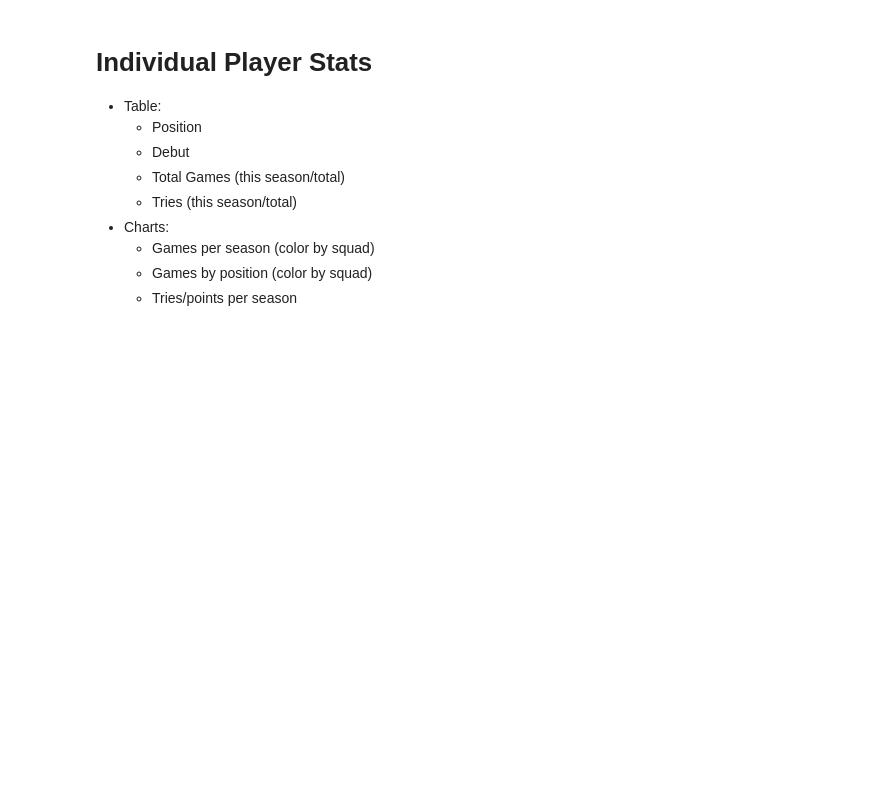
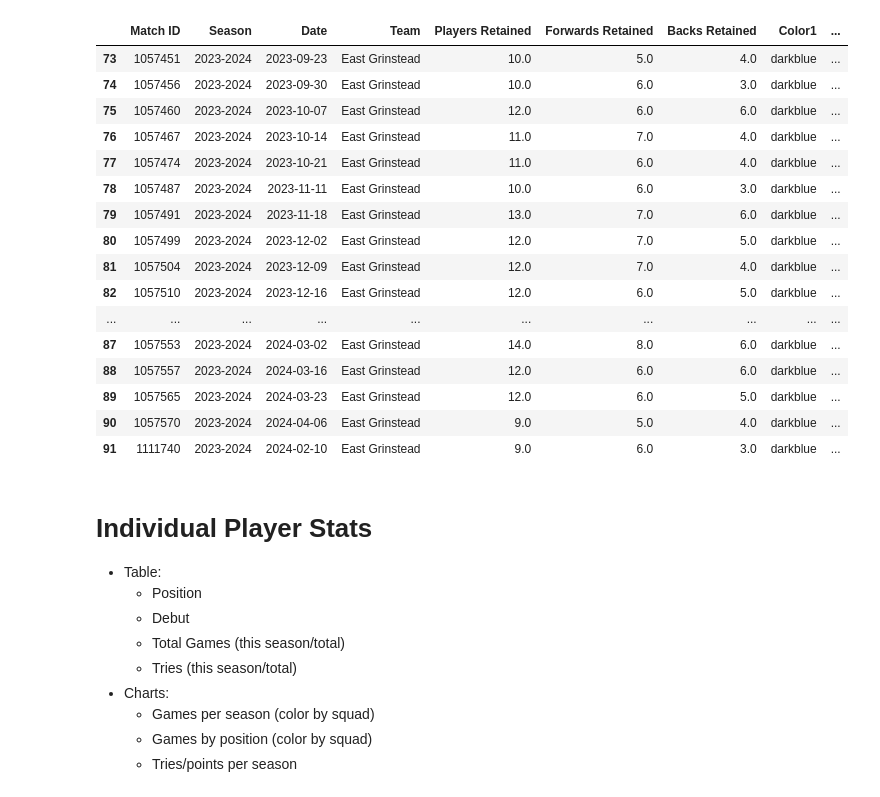
Before and after one commit to samnlindsay/egrfc-stats, a Jupyter notebook: python/Analysis.ipynb, the cells around one changed output. Cells and saved outputs as stored; diff of their text form; code cells hidden in the pictures; blank space fills up the shorter version.

Commit message:
prev seasons

```diff
--- a/python/Analysis.ipynb
+++ b/python/Analysis.ipynb
@@ -54,6 +54,78 @@ card_chart(file='../Charts/cards.html')
 # %% [output]
 Updated ../Charts/cards.html
 [interactive output not drawn]
+# %%
+import pandas as pd
+df = pd.read_csv('../season_squad_analysis.csv')
+
+
+df["Date"] = pd.to_datetime(df["Date"])
+df = df.sort_values(["Team", "Date"])
+
+df["Unit"] = df["Position"].apply(lambda x: "Bench" if not(x.isnumeric()) else "Forwards" if int(x) <= 8 else "Backs")
+# %%
+retention_data = []
+
+# Process retention per team
+for team, matches in df.sort_values("Date", ascending=True).groupby(["Team", "Season"]):
+    prev_squad = set()
+    prev_forwards = set()
+    prev_backs = set()
+
+    for match_id, match in matches.groupby("Match ID"):
+        current_squad = set(match[match["Unit"]!="Bench"]["Player"])  # Exclude substitutes
+        forwards = set(match[match["Unit"]=="Forwards"]["Player"])
+        backs = set(match[match["Unit"]=="Backs"]["Player"])
+
+        if prev_squad:
+            retained = len(current_squad & prev_squad)
+            retained_forwards = len(forwards & prev_forwards)
+            retained_backs = len(backs & prev_backs)
+        else:
+            retained = None  # No previous match to compare
+            retained_forwards = None
+            retained_backs = None
+
+        retention_data.append({
+            "Match ID": match_id,
+            "Season": team[1],
+            "Date": match["Date"].iloc[0],
+            "Team": team[0],
+            "Players Retained": retained,
+            "Forwards Retained": retained_forwards,
+            "Backs Retained": retained_backs,
+            "Color1": match["Color1"].iloc[0],
+            "Color2": match["Color2"].iloc[0]
+        })
+
+        prev_squad = current_squad
+        prev_forwards = forwards
+        prev_backs = backs
+
+retention_df = pd.DataFrame(retention_data).dropna()  # Remove first match (no previous squad)
+
+retention_df[
+    (retention_df["Team"]=="East Grinstead") &
+    (retention_df["Season"]=="2023-2024")
+]
+# %% [output]
+|  | Match ID | Season | Date | Team | Players Retained | Forwards Retained | Backs Retained | Color1 | ... |
+| 73 | 1057451 | 2023-2024 | 2023-09-23 | East Grinstead | 10.0 | 5.0 | 4.0 | darkblue | ... |
+| 74 | 1057456 | 2023-2024 | 2023-09-30 | East Grinstead | 10.0 | 6.0 | 3.0 | darkblue | ... |
+| 75 | 1057460 | 2023-2024 | 2023-10-07 | East Grinstead | 12.0 | 6.0 | 6.0 | darkblue | ... |
+| 76 | 1057467 | 2023-2024 | 2023-10-14 | East Grinstead | 11.0 | 7.0 | 4.0 | darkblue | ... |
+| 77 | 1057474 | 2023-2024 | 2023-10-21 | East Grinstead | 11.0 | 6.0 | 4.0 | darkblue | ... |
+| 78 | 1057487 | 2023-2024 | 2023-11-11 | East Grinstead | 10.0 | 6.0 | 3.0 | darkblue | ... |
+| 79 | 1057491 | 2023-2024 | 2023-11-18 | East Grinstead | 13.0 | 7.0 | 6.0 | darkblue | ... |
+| 80 | 1057499 | 2023-2024 | 2023-12-02 | East Grinstead | 12.0 | 7.0 | 5.0 | darkblue | ... |
+| 81 | 1057504 | 2023-2024 | 2023-12-09 | East Grinstead | 12.0 | 7.0 | 4.0 | darkblue | ... |
+| 82 | 1057510 | 2023-2024 | 2023-12-16 | East Grinstead | 12.0 | 6.0 | 5.0 | darkblue | ... |
+| ... | ... | ... | ... | ... | ... | ... | ... | ... | ... |
+| 87 | 1057553 | 2023-2024 | 2024-03-02 | East Grinstead | 14.0 | 8.0 | 6.0 | darkblue | ... |
+| 88 | 1057557 | 2023-2024 | 2024-03-16 | East Grinstead | 12.0 | 6.0 | 6.0 | darkblue | ... |
+| 89 | 1057565 | 2023-2024 | 2024-03-23 | East Grinstead | 12.0 | 6.0 | 5.0 | darkblue | ... |
+| 90 | 1057570 | 2023-2024 | 2024-04-06 | East Grinstead | 9.0 | 5.0 | 4.0 | darkblue | ... |
+| 91 | 1111740 | 2023-2024 | 2024-02-10 | East Grinstead | 9.0 | 6.0 | 3.0 | darkblue | ... |
 # %% [markdown]
 # Individual Player Stats
 
```
Also changed, not shown: parts of 9 cells of this notebook, 4 other files.
